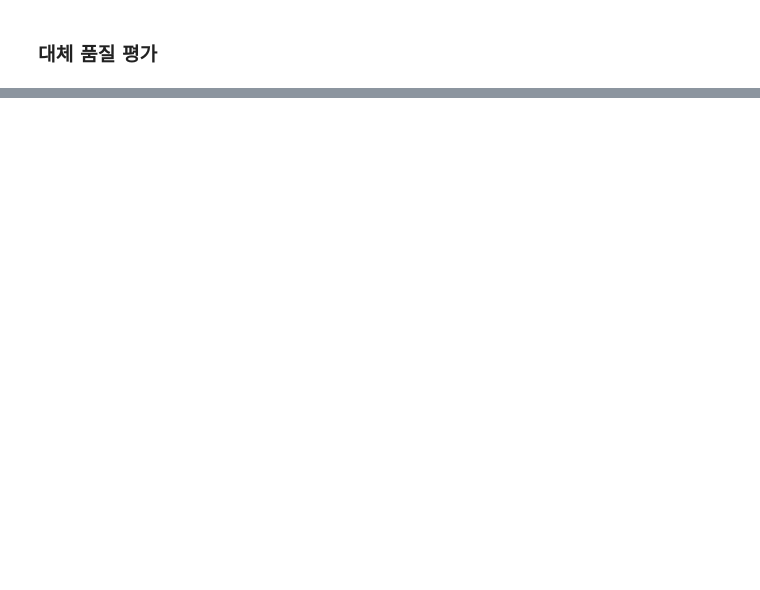
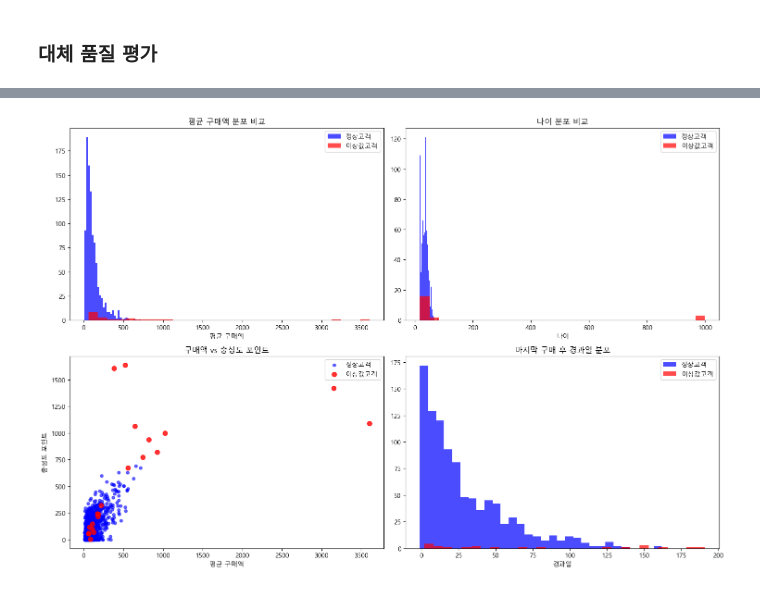
Before and after one commit to tipayo1/TIL, a Jupyter notebook: 데이터분석/05_eda.ipynb, the cells around one changed output, grey strips where cells are left out. Saved outputs shown, nothing was run; the diff lists cells and outputs as text; code cells hidden in the pictures; blank space fills up the shorter version.

Commit message:
TIL DATA

```diff
--- a/데이터분석/05_eda.ipynb
+++ b/데이터분석/05_eda.ipynb
@@ -701,7 +939,7 @@ from sklearn.impute import IterativeImputer
 
 # 숫자형 컬럼들
 numeric_cols = ['age', 'total_purchases', 'avg_order_value',
-       'days_since_last_purchase', 'satisfaction_score',]
+       'days_since_last_purchase', 'satisfaction_score', 'loyalty_points']
 
 df_numeric = ecommerce[numeric_cols]
 print('원본 데이터 결측률')
@@ -854,0 +1222,91 @@ MICE대체: 보존도 98.7%
+# %%
+def outlier_interpretation_strategy(df, outliers_mask):
+    """이상값 해석 및 처리 전략 수립"""
+
+    print("=== 이상값 해석 및 처리 전략 ===")
+
+    # 이상값 특성 분석
+    normal_customers = df[~outliers_mask]
+    outlier_customers = df[outliers_mask]
+
+    if len(outlier_customers) == 0:
+        print("이상값이 없습니다.")
+        return
+
+    print("1. 이상값 vs 정상값 비교 분석:")
+
+    comparison_vars = ['age', 'total_purchases', 'avg_order_value', 'days_since_last_purchase', 'loyalty_points']
+
+    comparison_stats = pd.DataFrame({
+        '정상고객_평균': normal_customers[comparison_vars].mean(),
+        '이상값고객_평균': outlier_customers[comparison_vars].mean(),
+        '정상고객_중위수': normal_customers[comparison_vars].median(),
+        '이상값고객_중위수': outlier_customers[comparison_vars].median()
+    }).round(2)
+
+    comparison_stats['차이배수'] = (comparison_stats['이상값고객_평균'] / comparison_stats['정상고객_평균']).round(2)
+
+    display(comparison_stats)
+
+    # 2. 이상값 분류 및 처리 전략
+    print(f"\n2. 이상값 분류 및 처리 전략:")
+
+    # VIP 고객 (높은 구매액 + 높은 충성도)
+    vip_mask = (outlier_customers['avg_order_value'] > normal_customers['avg_order_value'].quantile(0.95)) & \
+               (outlier_customers['loyalty_points'] > normal_customers['loyalty_points'].quantile(0.95))
+    vip_count = vip_mask.sum()
+
+    # 데이터 오류 (나이 999살, 음수 날짜 등)
+    error_mask = (outlier_customers['age'] > 100) | (outlier_customers['days_since_last_purchase'] < 0)
+    error_count = error_mask.sum()
+
+    # 이상 행동 고객 (오랫동안 구매 없음)
+    dormant_mask = outlier_customers['days_since_last_purchase'] > normal_customers['days_since_last_purchase'].quantile(0.95)
+    dormant_count = dormant_mask.sum()
+
+    print(f"이상값 분류:")
+    print(f"  VIP 고객 (특별 관리 대상): {vip_count}명")
+    print(f"  데이터 오류 (수정/제거 필요): {error_count}명")
+    print(f"  휴면 고객 (재활성화 대상): {dormant_count}명")
+    print(f"  기타 이상값: {len(outlier_customers) - vip_count - error_count - dormant_count}명")
+
+    # 시각화 (소문자 변수명 사용)
+    fig, axes = plt.subplots(2, 2, figsize=(15, 10))
+    a1, a2, a3, a4 = axes[0, 0], axes[0, 1], axes[1, 0], axes[1, 1]
+    # 구매액 분포 비교
+    a1.hist(normal_customers['avg_order_value'], bins=30, alpha=0.7, label='정상고객', color='blue')
+    a1.hist(outlier_customers['avg_order_value'], bins=30, alpha=0.7, label='이상값고객', color='red')
+    a1.set_title('평균 구매액 분포 비교')
+    a1.set_xlabel('평균 구매액')
+    a1.legend()
+
+    # 나이 분포 비교
+    a2.hist(normal_customers['age'], bins=30, alpha=0.7, label='정상고객', color='blue')
+    a2.hist(outlier_customers['age'], bins=30, alpha=0.7, label='이상값고객', color='red')
+    a2.set_title('나이 분포 비교')
+    a2.set_xlabel('나이')
+    a2.legend()
+
+    # 구매액 vs 충성도 포인트 산점도
+    a3.scatter(normal_customers['avg_order_value'], normal_customers['loyalty_points'],
+                     alpha=0.6, label='정상고객', color='blue', s=20)
+    a3.scatter(outlier_customers['avg_order_value'], outlier_customers['loyalty_points'],
+                     alpha=0.8, label='이상값고객', color='red', s=50)
+    a3.set_xlabel('평균 구매액')
+    a3.set_ylabel('충성도 포인트')
+    a3.set_title('구매액 vs 충성도 포인트')
+    a3.legend()
+
+    # 마지막 구매 후 경과일 분포
+    a4.hist(normal_customers['days_since_last_purchase'], bins=30, alpha=0.7, label='정상고객', color='blue')
+    a4.hist(outlier_customers['days_since_last_purchase'], bins=30, alpha=0.7, label='이상값고객', color='red')
+    a4.set_title('마지막 구매 후 경과일 분포')
+    a4.set_xlabel('경과일')
+    a4.legend()
+
+    plt.tight_layout()
+    plt.show()
+
+# 이상값 해석 및 전략 수립
+outlier_interpretation_strategy(df_mice, final_outliers)
+# %% [output]
@@ -854,0 +1327 @@ MICE대체: 보존도 98.7%
+[figure, added]
```
Also changed, not shown: parts of 22 cells of this notebook, 4 other files.
